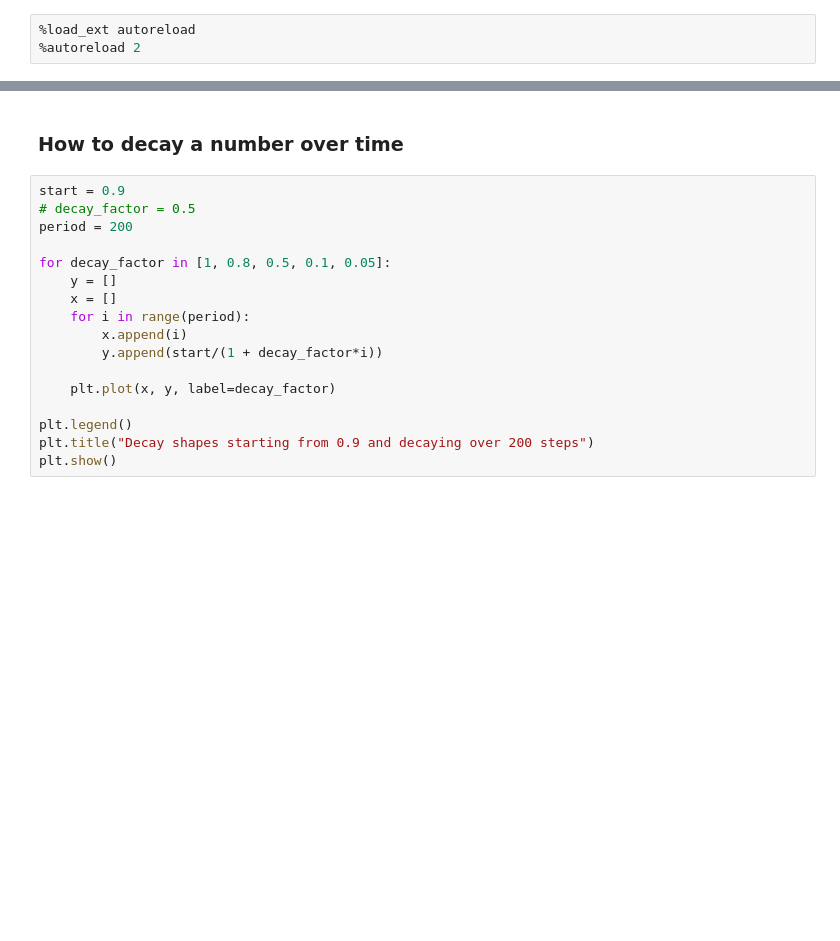
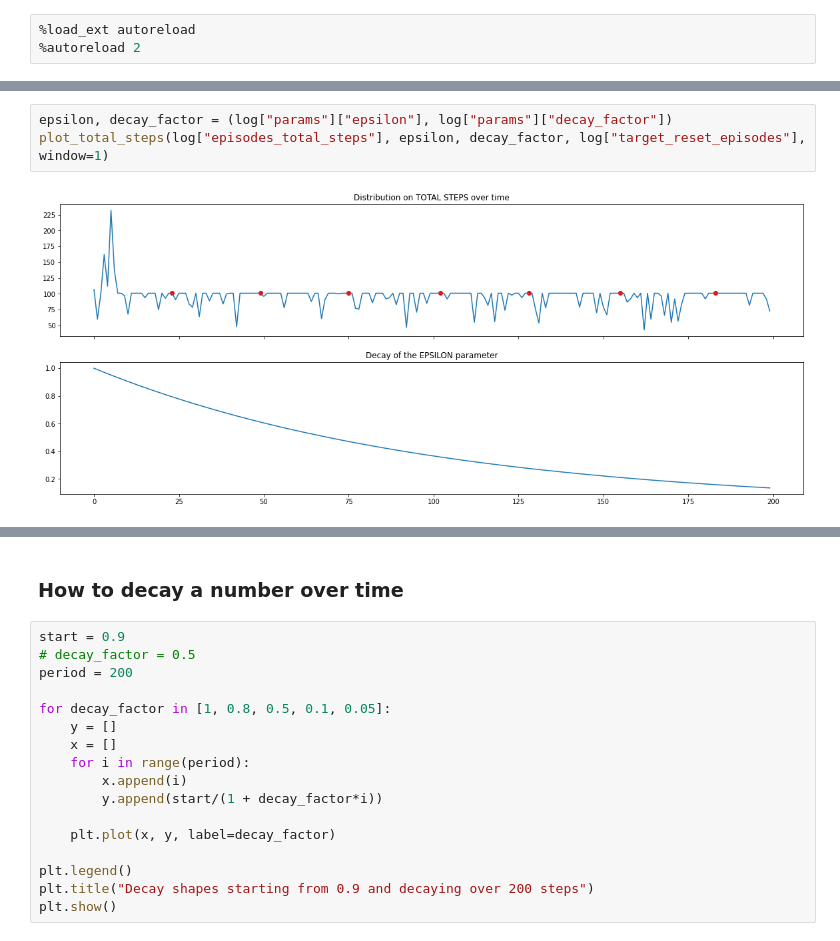
Before and after one commit to andreaalf97/reinforcement-learning, a Jupyter notebook: analytics.ipynb, the cells around one changed output, grey strips where cells are left out. Saved outputs shown, nothing was run; the diff lists cells and outputs as text; blank space fills up the shorter version.

```diff
--- a/analytics.ipynb
+++ b/analytics.ipynb
@@ -7,0 +26,5 @@ import pandas as pd
+# %%
+epsilon, decay_factor = (log["params"]["epsilon"], log["params"]["decay_factor"])
+plot_total_steps(log["episodes_total_steps"], epsilon, decay_factor, log["target_reset_episodes"], window=1)
+# %% [output]
+[figure, added]
```
Also changed, not shown: parts of 14 cells of this notebook, 6 other files.
